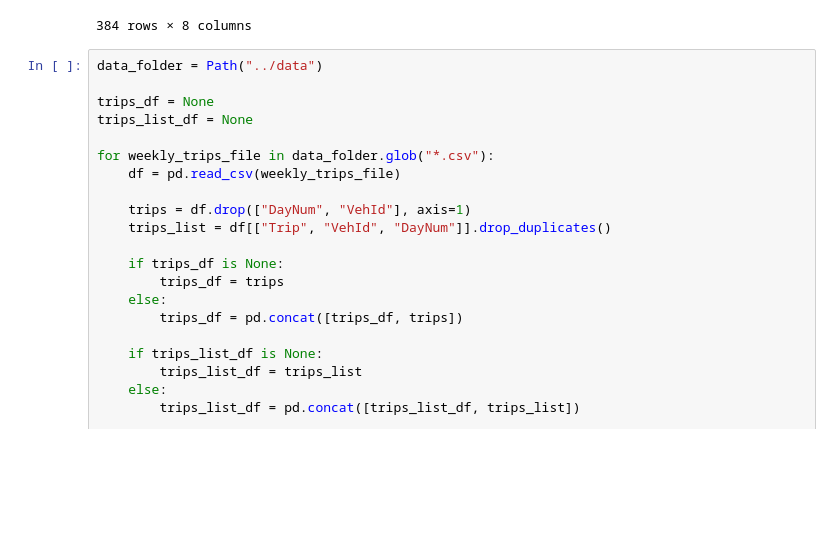
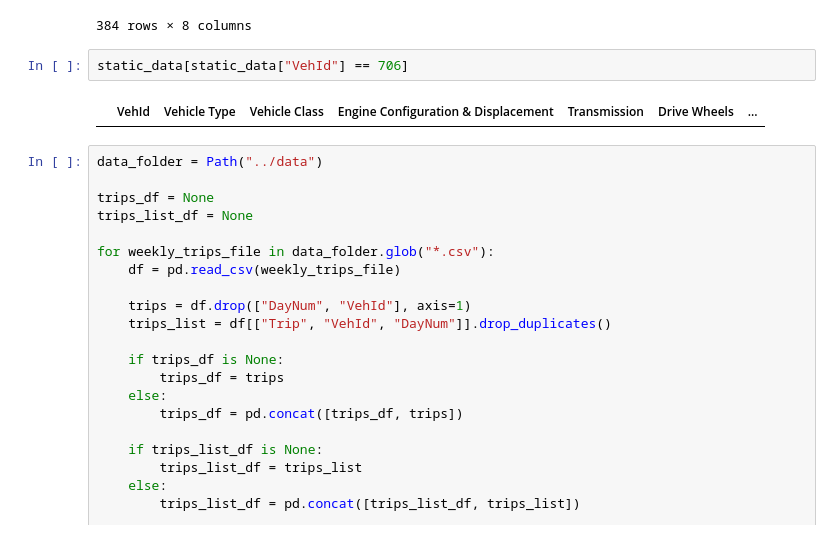
Before and after one commit to Ytgerr/Distributed-Trip-Level-Fual-Consumption-Forecasting, a Jupyter notebook: notebooks/data_view.ipynb, the cells around one changed output. Saved outputs shown, nothing was run; the diff lists cells and outputs as text; blank space fills up the shorter version.

```diff
--- a/notebooks/data_view.ipynb
+++ b/notebooks/data_view.ipynb
@@ -192,6 +192,10 @@ static_data
 | 25 | 567 | NaN | Car | 4-GAS/ELECTRIC 1.4L | NO DATA | FWD | ... |
 | 26 | 569 | NaN | Car | 4-GAS/ELECTRIC 1.4L | NO DATA | FWD | ... |
 384 rows × 8 columns
+# %%
+static_data[static_data["VehId"] == 706]
+# %% [output]
+|  | VehId | Vehicle Type | Vehicle Class | Engine Configuration & Displacement | Transmission | Drive Wheels | ... |
 # %%
 data_folder = Path("../data")
 
```
Also changed, not shown: parts of 4 cells of this notebook, 2 other files.
